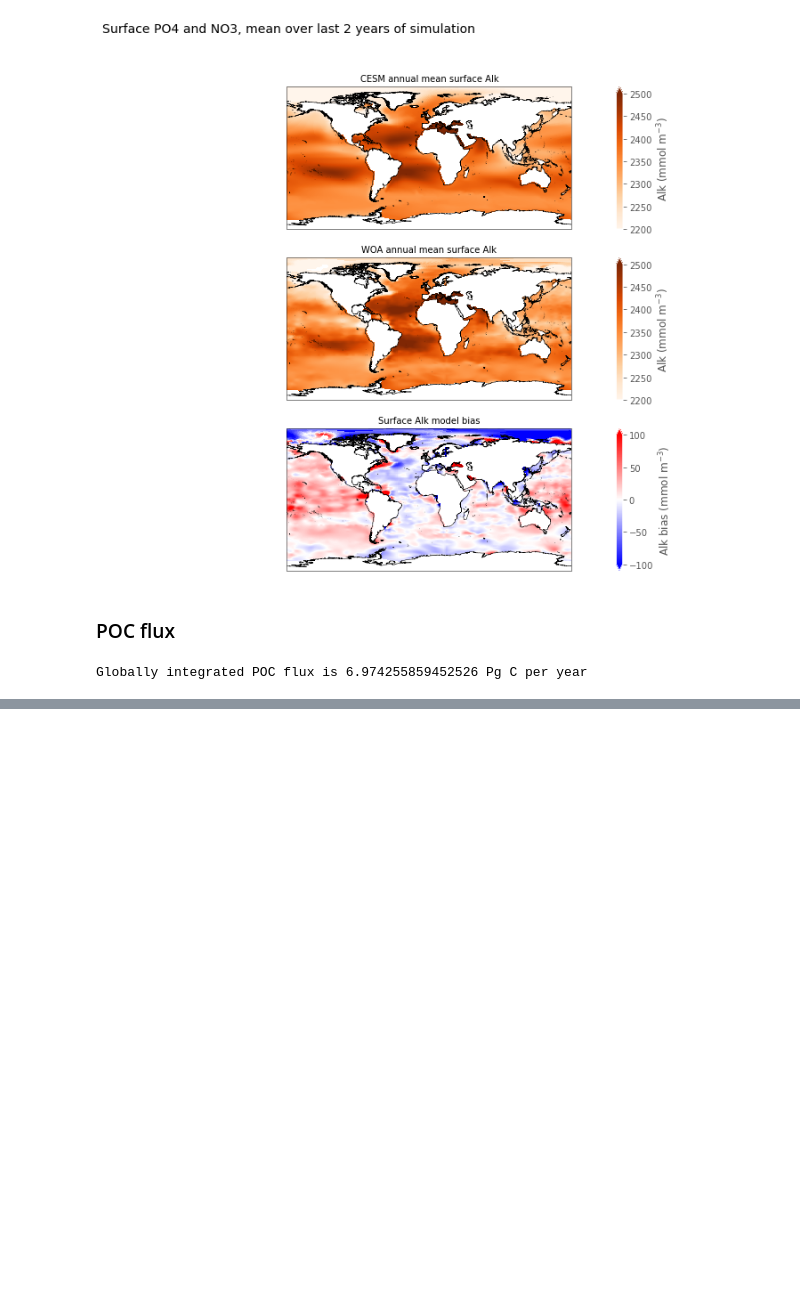
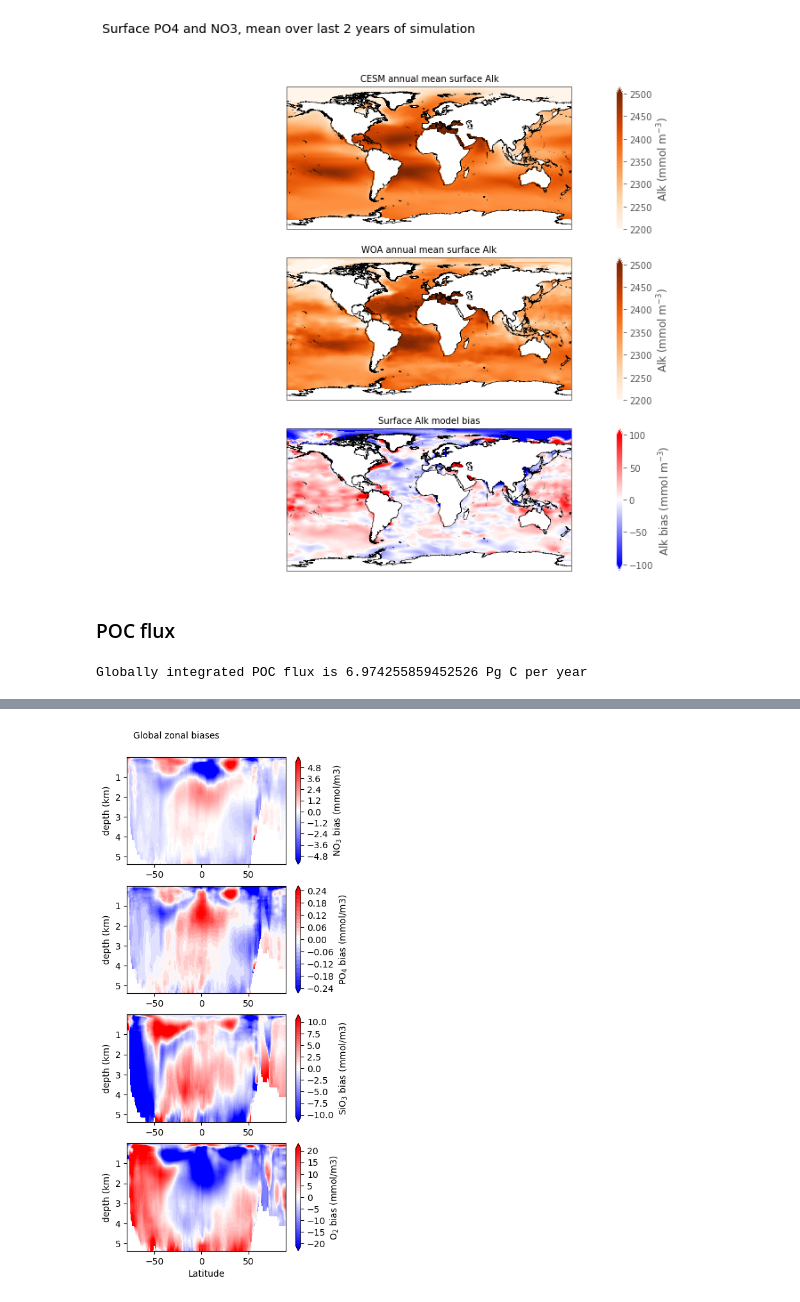
Before and after one commit to kristenkrumhardt/CESM2_oceanBGC_diag, a Jupyter notebook: diagnotics_MARBL_tuningV2/mean-state_bgc_diagnostic_003.ipynb, the cells around one changed output, grey strips where cells are left out. Drawn from its saved outputs; the diff is of its cells as text; code cells hidden in the pictures; blank space fills up the shorter version.

Commit message:
added zonal means to mean-state notebooks

```diff
--- a/diagnotics_MARBL_tuningV2/mean-state_bgc_diagnostic_003.ipynb
+++ b/diagnotics_MARBL_tuningV2/mean-state_bgc_diagnostic_003.ipynb
@@ -850,0 +858,2 @@ Globally integrated POC flux is 6.974255859452526 Pg C per year
+# %%
+variables=['NO3_diff','PO4_diff','SiO3_diff','O2_diff']
@@ -850,0 +890,5 @@ Globally integrated POC flux is 6.974255859452526 Pg C per year
+# %%
+glob_PO4_zonal_diff = da_zonal_mean['PO4_diff'].isel(basins=0)
+glob_NO3_zonal_diff = da_zonal_mean['NO3_diff'].isel(basins=0)
+glob_SiO3_zonal_diff = da_zonal_mean['SiO3_diff'].isel(basins=0)
+glob_O2_zonal_diff = da_zonal_mean['O2_diff'].isel(basins=0)
@@ -850,0 +910,46 @@ Globally integrated POC flux is 6.974255859452526 Pg C per year
+# %%
+lats = da_zonal_mean['PO4_diff'].lat_t.values
+depths = da_zonal_mean['PO4_diff'].z_t.values * 0.01 * 0.001
+# %%
+style.use('default')
+# %%
+levels = np.arange(-0.24,0.26,0.02)
+
+fig = plt.figure(figsize=(4,10))
+
+plt.suptitle('Global zonal biases',x=0.15, y=0.92,fontsize=10,ha='left')
+
+#NO3
+ax = fig.add_subplot(4,1,1)
+levels = np.arange(-5.2,5.4,0.2)
+pc=ax.contourf(lats, depths, glob_NO3_zonal_diff, levels, cmap='bwr',extend='both')
+ax.set(ylabel='depth (km)')
+ax.invert_yaxis()
+cbar = fig.colorbar(pc, label='NO$_3$ bias (mmol/m3)')
+
+#PO4
+ax = fig.add_subplot(4,1,2)
+levels = np.arange(-0.24,0.26,0.02)
+pc=ax.contourf(lats, depths, glob_PO4_zonal_diff, levels, cmap='bwr',extend='both')
+ax.set(ylabel='depth (km)')
+ax.invert_yaxis()
+cbar = fig.colorbar(pc, label='PO$_4$ bias (mmol/m3)')
+
+#SiO3
+ax = fig.add_subplot(4,1,3)
+levels = np.arange(-10.5,11,0.5)
+pc=ax.contourf(lats, depths, glob_SiO3_zonal_diff, levels, cmap='bwr',extend='both')
+ax.set(ylabel='depth (km)')
+ax.invert_yaxis()
+cbar = fig.colorbar(pc, label='SiO$_3$ bias (mmol/m3)')
+
+
+#O2
+ax = fig.add_subplot(4,1,4)
+levels = np.arange(-21,22,1)
+pc=ax.contourf(lats, depths, glob_O2_zonal_diff, levels, cmap='bwr',extend='both')
+ax.set(ylabel='depth (km)',xlabel='Latitude')
+ax.invert_yaxis()
+cbar = fig.colorbar(pc, label='O$_2$ bias (mmol/m3)')
+# %% [output]
+[figure, added]
```
Also changed, not shown: parts of 11 cells of this notebook, 9 other files.
